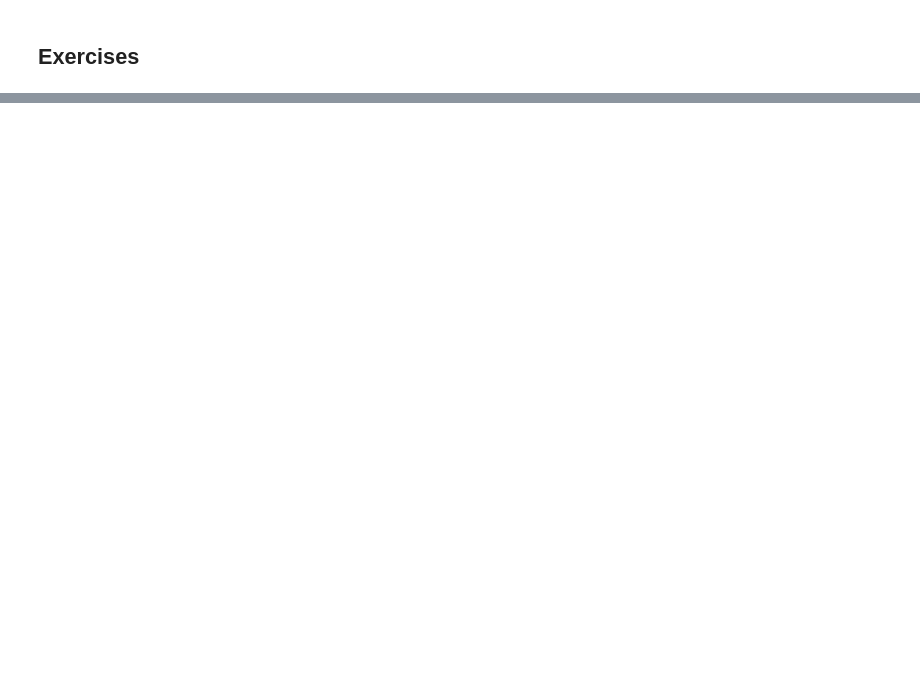
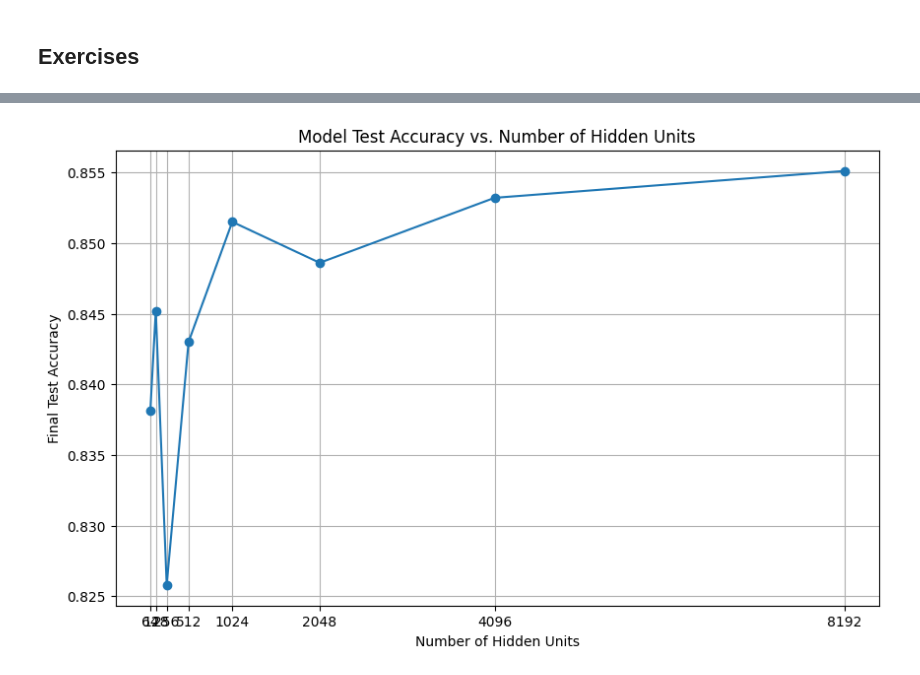
Before and after one commit to lifebow/MFFCS, a Jupyter notebook: MLP_Implementation.ipynb, the cells around one changed output, grey strips where cells are left out. Saved outputs shown, nothing was run; the diff lists cells and outputs as text; code cells hidden in the pictures; blank space fills up the shorter version.

```diff
--- a/MLP_Implementation.ipynb
+++ b/MLP_Implementation.ipynb
@@ -308,0 +324,18 @@ class MLPWithTwoHiddenLayers(nn.Module):
+# %%
+def gen_logrithm_nums(initial_value = 5, growth_factor = 2, num_elements = 12):
+    return [initial_value * growth_factor**i for i in range(num_elements)]
+# %%
+num_hiddens = gen_logrithm_nums(initial_value=64, growth_factor=2, num_elements=8)
+final_test_accuracies = []
+best_accuracy = 0.0
+best_num_hiddens = 0
+
+for num_hidden in num_hiddens:
+    print(f"\nTraining with num_hiddens = {num_hidden}")
+    num_epochs, train_losses, test_losses, train_accs, test_accs = train_model(num_inputs, num_hidden, num_outputs, learning_rate, sigma)
+    show_training_graphs(num_epochs, train_losses, test_losses, train_accs, test_accs)
+    final_test_accuracies.append(test_accs[-1])
+    print(f"Final Test Accuracy for {num_hidden} hidden units: {test_accs[-1]:.4f}")
+    if test_accs[-1] > best_accuracy:
+        best_accuracy = test_accs[-1]
+        best_num_hiddens = num_hidden
@@ -308,0 +426,11 @@ class MLPWithTwoHiddenLayers(nn.Module):
+# %%
+# Vẽ đồ thị
+plt.figure(figsize=(10, 6))
+plt.plot(num_hiddens, final_test_accuracies, marker='o', linestyle='-')
+plt.title('Model Test Accuracy vs. Number of Hidden Units')
+plt.xlabel('Number of Hidden Units')
+plt.ylabel('Final Test Accuracy')
+plt.xticks(num_hiddens)
+plt.grid(True)
+# %% [output]
+[figure, added]
```
Also changed, not shown: parts of 42 cells of this notebook.
